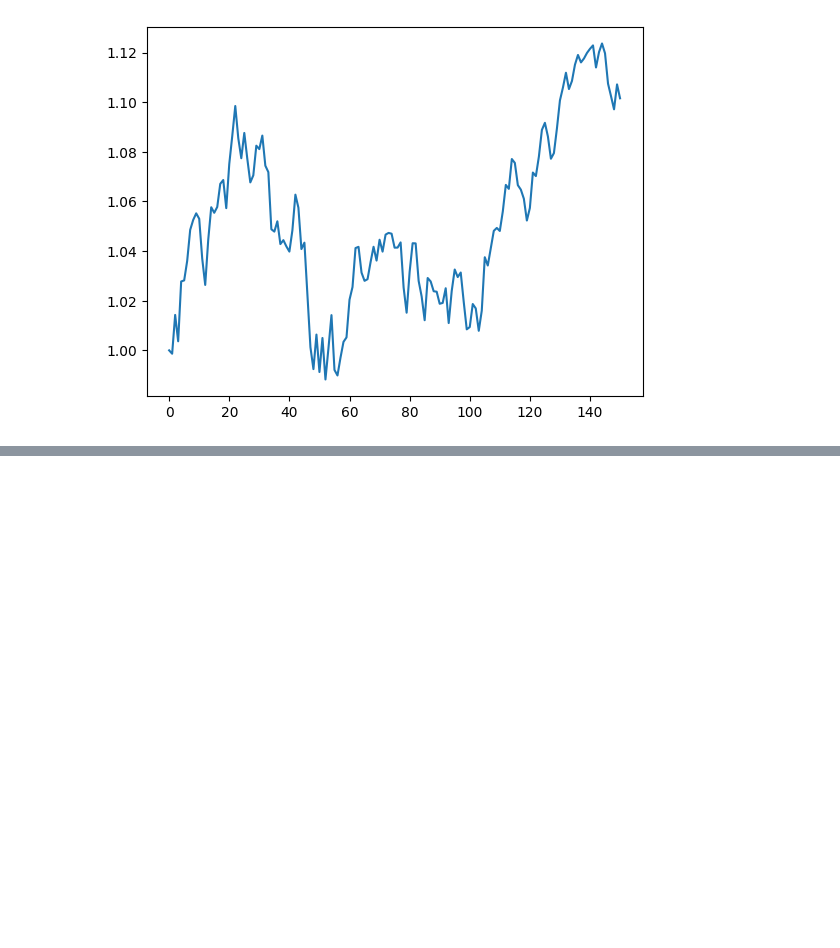
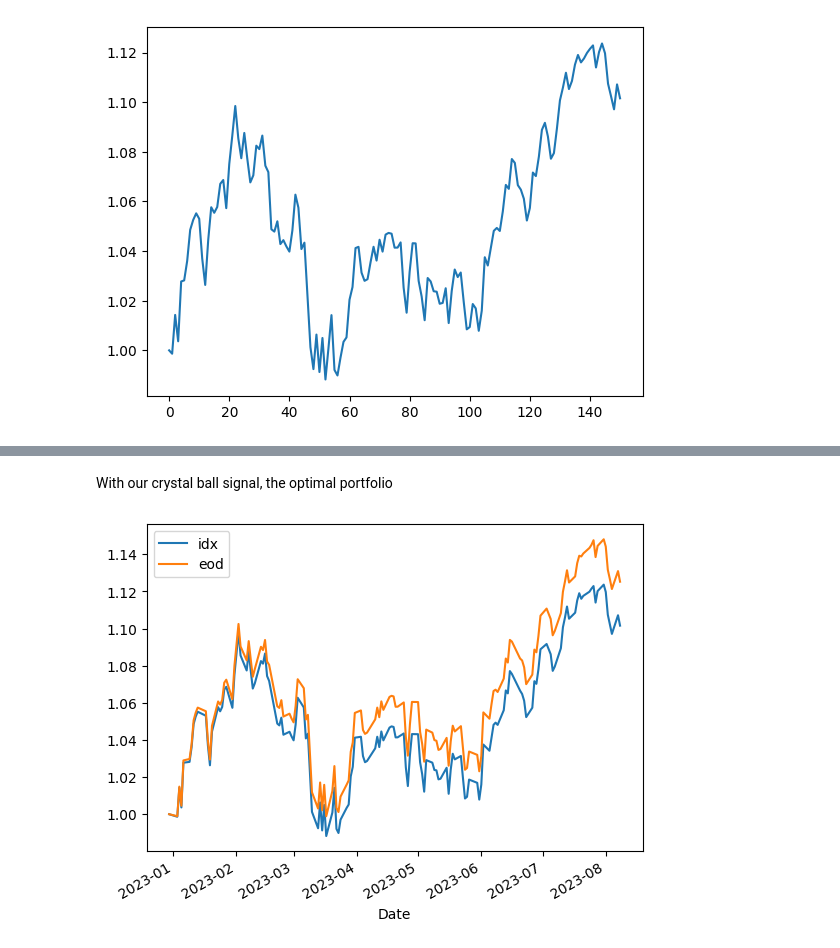
Before and after one commit to ac36796/index-optimizer, a Jupyter notebook: index_optimizer_report.ipynb, the cells around one changed output, grey strips where cells are left out. Saved outputs shown, nothing was run; the diff lists cells and outputs as text; code cells hidden in the pictures; blank space fills up the shorter version.

```diff
--- a/index_optimizer_report.ipynb
+++ b/index_optimizer_report.ipynb
@@ -226,13 +209,16 @@ from opt.optimizer import Optimizer
 
 np.random.seed(0)
 
-N = px.shape[0] - 1
-n = px.shape[1]
+N = px.shape[0] - 1  # number of trading dates
+n = px.shape[1]  # number of tickers
 
 sod = np.zeros((N, n))
 eod = np.zeros((N, n))
+eod_rebal = np.zeros((N+1, n))  # same shape as idx
 pnl = np.zeros((N, n))
 ret = dfr.values[-N:, :]
+
+buys, sells = np.zeros(N), np.zeros(N)
 # %%
 turnover_limit = 0.15
 idx_dev = 0.03
@@ -271,0 +289,19 @@ res = optimizer.update_x0(x0).update_signal(signal).add_constraints(constraints)
+# %%
+df_res = pd.DataFrame(
+    {
+        'idx': np.sum(idx, axis=1),
+        'eod_rebal': np.sum(eod_rebal, axis=1),
+        'sod': np.append([1], np.sum(sod, axis=1)),
+        'eod': np.append([1], np.sum(eod, axis=1)),
+        'turnover': np.append([0], turnover),
+        'buys': np.append([0], buys),
+        'sells': np.append([0], sells),
+    },
+    index = dfr.index[-N-1:],
+)
+# %% [markdown]
+With our crystal ball signal, the optimal portfolio
+# %%
+df_res[['idx', 'eod']].plot();
+# %% [output]
+[figure, added]
```
Also changed, not shown: parts of 9 cells of this notebook, 2 other files.
